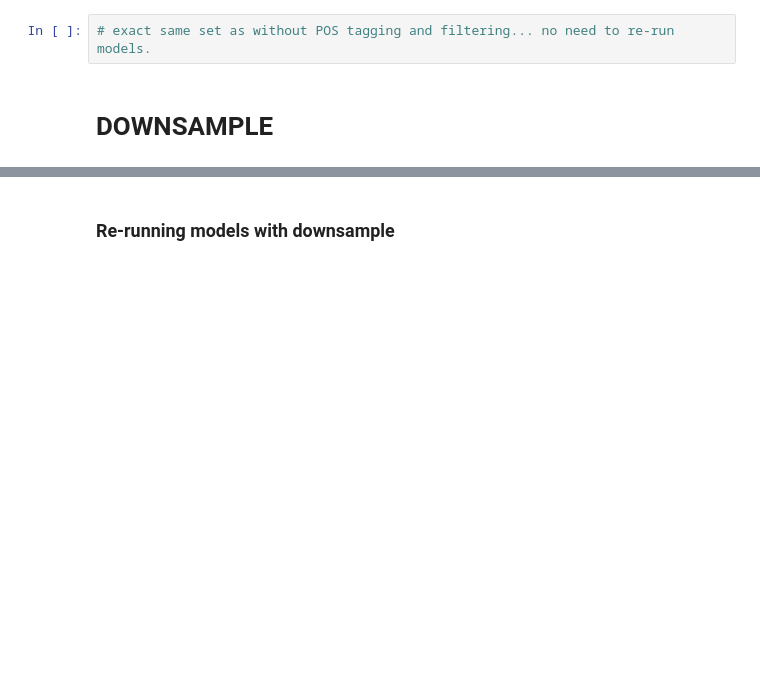
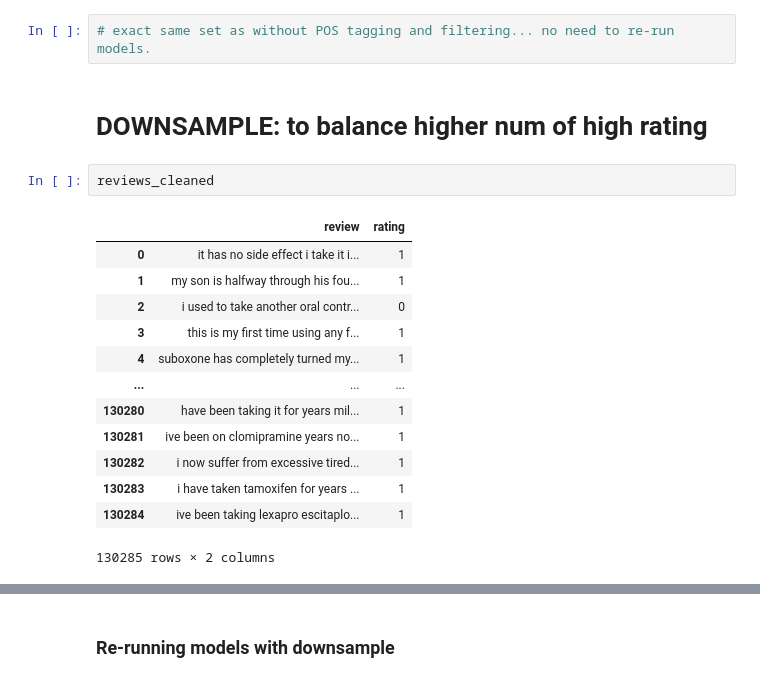
Before and after one commit to OdeliaAhdout/Drug-dataset, a Jupyter notebook: drugs_notebook_no_dup_review.ipynb, the cells around one changed output, grey strips where cells are left out. Drawn from its saved outputs; the diff is of its cells as text; blank space fills up the shorter version.

```diff
--- a/drugs_notebook_no_dup_review.ipynb
+++ b/drugs_notebook_no_dup_review.ipynb
@@ -1350,7 +1557,23 @@ corpus_freq
 # %%
 # exact same set as without POS tagging and filtering... no need to re-run models.
 # %% [markdown]
-# DOWNSAMPLE
+# DOWNSAMPLE: to balance higher num of high rating
+# %%
+reviews_cleaned
+# %% [output]
+|  | review | rating |
+| 0 | it has no side effect i take it i... | 1 |
+| 1 | my son is halfway through his fou... | 1 |
+| 2 | i used to take another oral contr... | 0 |
+| 3 | this is my first time using any f... | 1 |
+| 4 | suboxone has completely turned my... | 1 |
+| ... | ... | ... |
+| 130280 | have been taking it for years mil... | 1 |
+| 130281 | ive been on clomipramine years no... | 1 |
+| 130282 | i now suffer from excessive tired... | 1 |
+| 130283 | i have taken tamoxifen for years ... | 1 |
+| 130284 | ive been taking lexapro escitaplo... | 1 |
+130285 rows × 2 columns
 # %%
 # Splitting df
 
```
Also changed, not shown: parts of 101 cells of this notebook, 1 other file.
